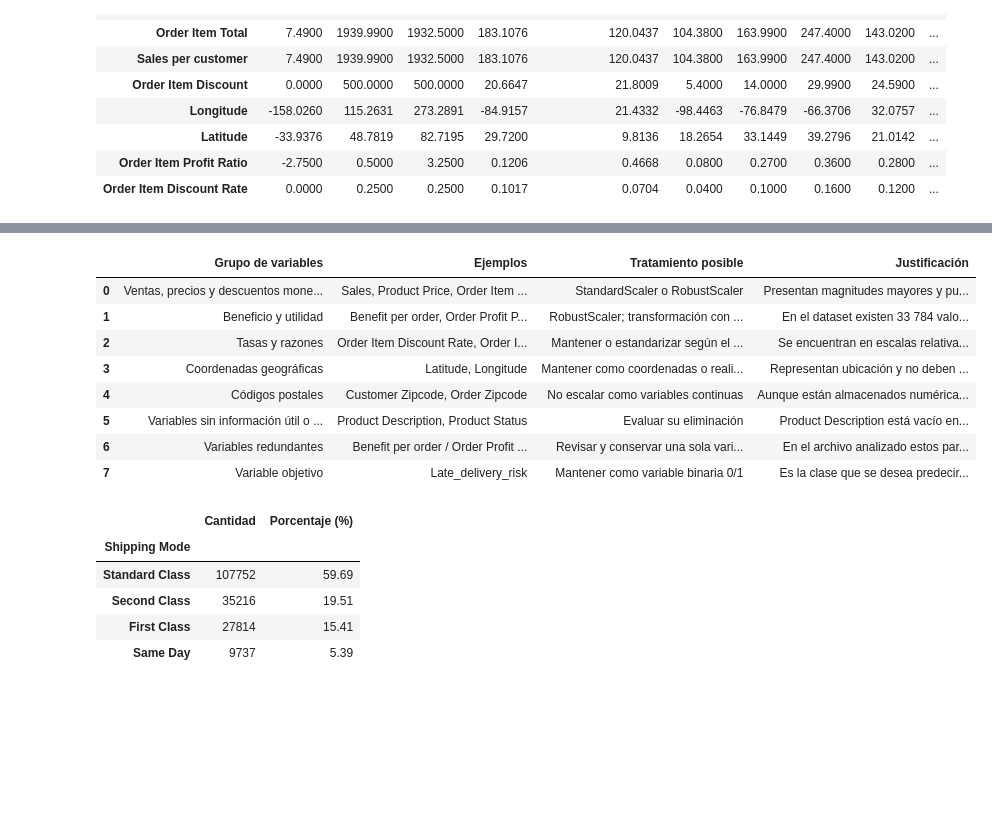
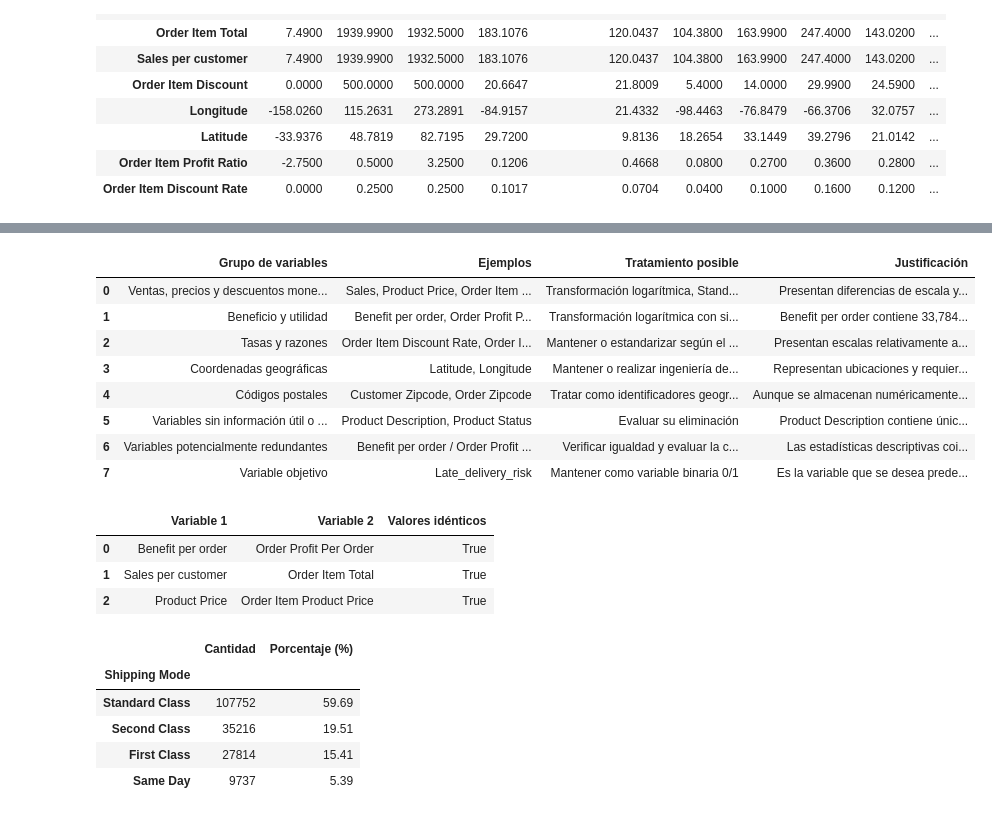
Before and after one commit to JB1302/Big-Data-G2, a Jupyter notebook: ProyectoDataCo.ipynb, the cells around one changed output, grey strips where cells are left out. Saved outputs shown, nothing was run; the diff lists cells and outputs as text; code cells hidden in the pictures; blank space fills up the shorter version.

```diff
--- a/ProyectoDataCo.ipynb
+++ b/ProyectoDataCo.ipynb
@@ -503,67 +512,92 @@ En los datos utilizados se observa claramente esta diferencia: `Order Item Disco
 # %%
+
 ### 3.3 Posibles tratamientos futuros
+
+total_negativos = (df["Benefit per order"] < 0).sum()
+
 tratamientos_futuros = pd.DataFrame([
     {
         "Grupo de variables": "Ventas, precios y descuentos monetarios",
         "Ejemplos": "Sales, Product Price, Order Item Total, Order Item Discount",
-        "Tratamiento posible": "StandardScaler o RobustScaler",
-        "Justificación": "Presentan magnitudes mayores y pueden contener valores extremos. RobustScaler puede ser útil si los outliers son importantes."
+        "Tratamiento posible": "Transformación logarítmica, StandardScaler o RobustScaler",
+        "Justificación": "Presentan diferencias de escala y valores extremos. Las transformaciones logarítmicas pueden reducir la asimetría positiva."
     },
     {
         "Grupo de variables": "Beneficio y utilidad",
         "Ejemplos": "Benefit per order, Order Profit Per Order",
-        "Tratamiento posible": "RobustScaler; transformación con signo si existe fuerte asimetría",
-        "Justificación": "En el dataset existen 33 784 valores negativos en estas variables, por lo que no se recomienda aplicar logaritmo directo sin un tratamiento adicional."
+        "Tratamiento posible": "Transformación logarítmica con signo o RobustScaler",
+        "Justificación": f"Benefit per order contiene {total_negativos:,} valores negativos. La transformación con signo permite conservarlos y reducir la magnitud de valores extremos."
     },
     {
         "Grupo de variables": "Tasas y razones",
         "Ejemplos": "Order Item Discount Rate, Order Item Profit Ratio",
         "Tratamiento posible": "Mantener o estandarizar según el algoritmo",
-        "Justificación": "Se encuentran en escalas relativamente acotadas; el escalado puede ser innecesario en modelos basados en árboles."
+        "Justificación": "Presentan escalas relativamente acotadas. El escalado puede ser innecesario para modelos basados en árboles."
     },
     {
         "Grupo de variables": "Coordenadas geográficas",
         "Ejemplos": "Latitude, Longitude",
-        "Tratamiento posible": "Mantener como coordenadas o realizar ingeniería de características geográficas",
-        "Justificación": "Representan ubicación y no deben interpretarse de la misma forma que una magnitud monetaria."
+        "Tratamiento posible": "Mantener o realizar ingeniería de características geográficas",
+        "Justificación": "Representan ubicaciones y requieren una interpretación diferente a las variables monetarias."
     },
     {
         "Grupo de variables": "Códigos postales",
         "Ejemplos": "Customer Zipcode, Order Zipcode",
-        "Tratamiento posible": "No escalar como variables continuas",
-        "Justificación": "Aunque están almacenados numéricamente, representan códigos de ubicación y no una cantidad medible."
+        "Tratamiento posible": "Tratar como identificadores geográficos",
+        "Justificación": "Aunque se almacenan numéricamente, representan códigos de ubicación y no magnitudes continuas."
     },
     {
         "Grupo de variables": "Variables sin información útil o constantes",
         "Ejemplos": "Product Description, Product Status",
         "Tratamiento posible": "Evaluar su eliminación",
-        "Justificación": "Product Description está vacío en todos los registros y Product Status tiene un único valor (0) en todo el dataset."
+        "Justificación": "Product Description contiene únicamente valores faltantes y Product Status presenta un valor constante."
     },
     {
-        "Grupo de variables": "Variables redundantes",
-        "Ejemplos": "Benefit per order / Order Profit Per Order; Sales per customer / Order Item Total",
-        "Tratamiento posible": "Revisar y conservar una sola variable de cada par si se confirma redundancia",
-        "Justificación": "En el archivo analizado estos pares contienen exactamente los mismos valores, por lo que podrían aportar información duplicada."
+        "Grupo de variables": "Variables potencialmente redundantes",
+        "Ejemplos": "Benefit per order / Order Profit Per Order; Sales per customer / Order Item Total; Product Price / Order Item Product Price",
+        "Tratamiento posible": "Verificar igualdad y evaluar la conservación de una variable por par",
+        "Justificación": "Las estadísticas descriptivas coinciden entre los pares señalados. Se requiere comprobar la igualdad registro por registro."
     },
     {
         "Grupo de variables": "Variable objetivo",
         "Ejemplos": "Late_delivery_risk",
         "Tratamiento posible": "Mantener como variable binaria 0/1",
-        "Justificación": "Es la clase que se desea predecir y no debe normalizarse ni estandarizarse."
+        "Justificación": "Es la variable que se desea predecir y no requiere normalización ni estandarización."
     }
 ])
 
 display(tratamientos_futuros)
+
+pares_variables = [
+    ("Benefit per order", "Order Profit Per Order"),
+    ("Sales per customer", "Order Item Total"),
+    ("Product Price", "Order Item Product Price")
+]
+
+comprobacion_redundancias = pd.DataFrame([
+    {
+        "Variable 1": variable_1,
+        "Variable 2": variable_2,
+        "Valores idénticos": df[variable_1].equals(df[variable_2])
+    }
+    for variable_1, variable_2 in pares_variables
+])
+
+display(comprobacion_redundancias)
 # %% [output]
 |  | Grupo de variables | Ejemplos | Tratamiento posible | Justificación |
-| 0 | Ventas, precios y descuentos mone... | Sales, Product Price, Order Item ... | StandardScaler o RobustScaler | Presentan magnitudes mayores y pu... |
-| 1 | Beneficio y utilidad | Benefit per order, Order Profit P... | RobustScaler; transformación con ... | En el dataset existen 33 784 valo... |
-| 2 | Tasas y razones | Order Item Discount Rate, Order I... | Mantener o estandarizar según el ... | Se encuentran en escalas relativa... |
-| 3 | Coordenadas geográficas | Latitude, Longitude | Mantener como coordenadas o reali... | Representan ubicación y no deben ... |
-| 4 | Códigos postales | Customer Zipcode, Order Zipcode | No escalar como variables continuas | Aunque están almacenados numérica... |
-| 5 | Variables sin información útil o ... | Product Description, Product Status | Evaluar su eliminación | Product Description está vacío en... |
-| 6 | Variables redundantes | Benefit per order / Order Profit ... | Revisar y conservar una sola vari... | En el archivo analizado estos par... |
-| 7 | Variable objetivo | Late_delivery_risk | Mantener como variable binaria 0/1 | Es la clase que se desea predecir... |
+| 0 | Ventas, precios y descuentos mone... | Sales, Product Price, Order Item ... | Transformación logarítmica, Stand... | Presentan diferencias de escala y... |
+| 1 | Beneficio y utilidad | Benefit per order, Order Profit P... | Transformación logarítmica con si... | Benefit per order contiene 33,784... |
+| 2 | Tasas y razones | Order Item Discount Rate, Order I... | Mantener o estandarizar según el ... | Presentan escalas relativamente a... |
+| 3 | Coordenadas geográficas | Latitude, Longitude | Mantener o realizar ingeniería de... | Representan ubicaciones y requier... |
+| 4 | Códigos postales | Customer Zipcode, Order Zipcode | Tratar como identificadores geogr... | Aunque se almacenan numéricamente... |
+| 5 | Variables sin información útil o ... | Product Description, Product Status | Evaluar su eliminación | Product Description contiene únic... |
+| 6 | Variables potencialmente redundantes | Benefit per order / Order Profit ... | Verificar igualdad y evaluar la c... | Las estadísticas descriptivas coi... |
+| 7 | Variable objetivo | Late_delivery_risk | Mantener como variable binaria 0/1 | Es la variable que se desea prede... |
+|  | Variable 1 | Variable 2 | Valores idénticos |
+| 0 | Benefit per order | Order Profit Per Order | True |
+| 1 | Sales per customer | Order Item Total | True |
+| 2 | Product Price | Order Item Product Price | True |
 # %%
 ### 3.4 Variable seleccionada para estratificación
 variable_estratificacion = "Shipping Mode"
```
Also changed, not shown: parts of 6 cells of this notebook.
